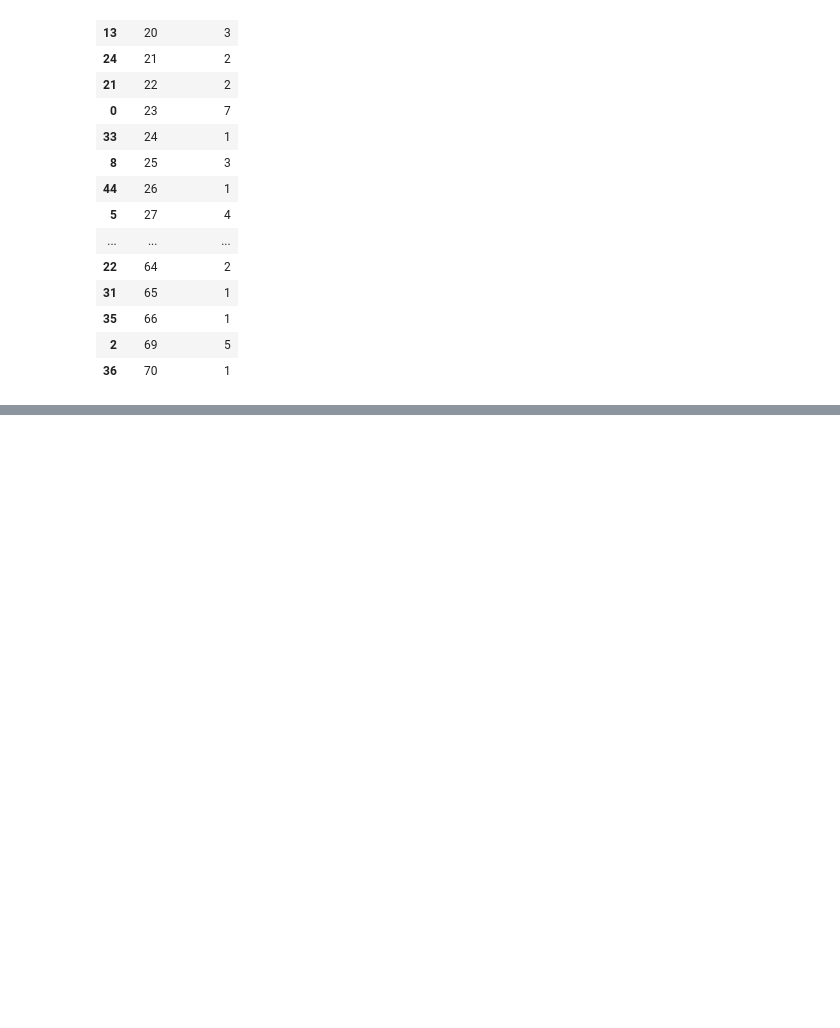
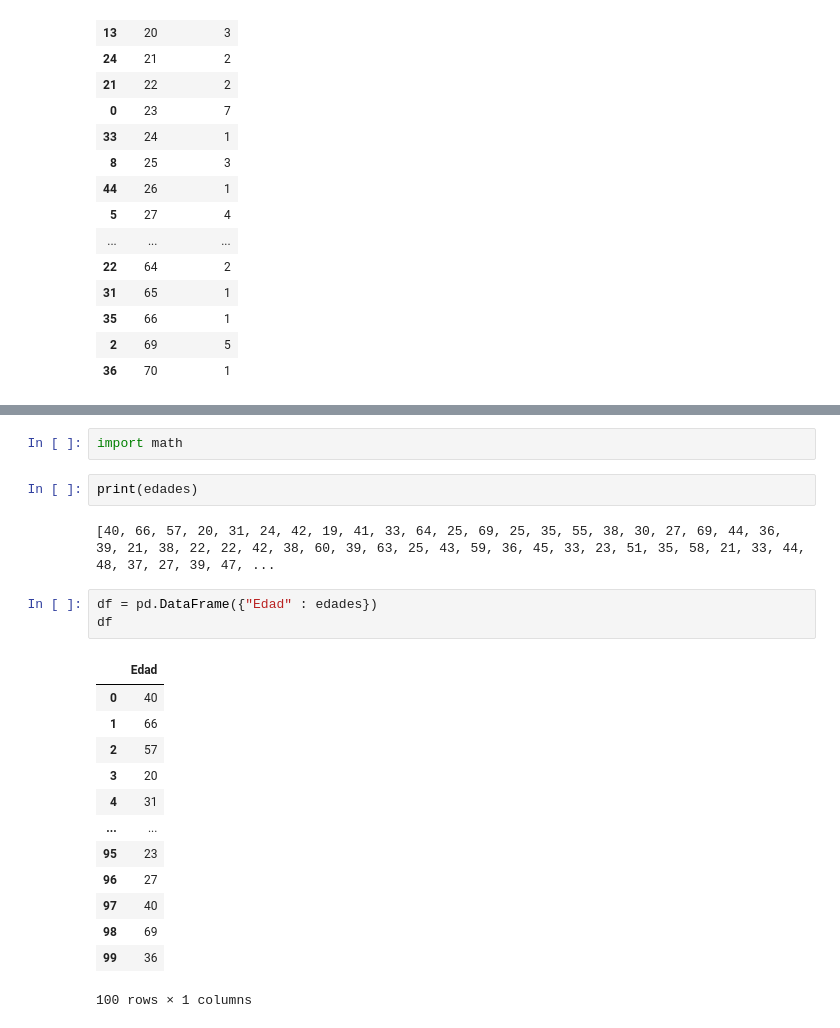
Before and after one commit to GloriaMonreal/ProbabilidadEstadistica, a Jupyter notebook: Unidad 1/U1_Practica_4.ipynb, the cells around one changed output, grey strips where cells are left out. Drawn from its saved outputs; the diff is of its cells as text; blank space fills up the shorter version.

```diff
--- a/Unidad 1/U1_Practica_4.ipynb
+++ b/Unidad 1/U1_Practica_4.ipynb
@@ -82,0 +152,23 @@ tabla_frecuencias
+# %%
+import math
+# %%
+print(edades)
+# %% [output]
+[40, 66, 57, 20, 31, 24, 42, 19, 41, 33, 64, 25, 69, 25, 35, 55, 38, 30, 27, 69, 44, 36, 39, 21, 38, 22, 22, 42, 38, 60, 39, 63, 25, 43, 59, 36, 45, 33, 23, 51, 35, 58, 21, 33, 44, 48, 37, 27, 39, 47, ...
+# %%
+df = pd.DataFrame({"Edad" : edades})
+df
+# %% [output]
+|  | Edad |
+| 0 | 40 |
+| 1 | 66 |
+| 2 | 57 |
+| 3 | 20 |
+| 4 | 31 |
+| ... | ... |
+| 95 | 23 |
+| 96 | 27 |
+| 97 | 40 |
+| 98 | 69 |
+| 99 | 36 |
+100 rows × 1 columns
```
Also changed, not shown: parts of 8 cells of this notebook.
